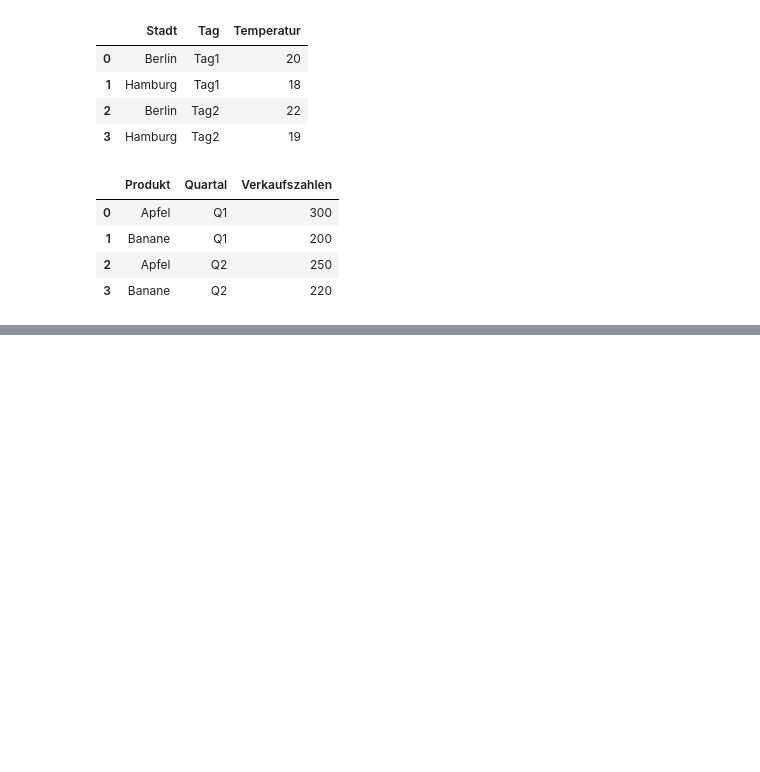
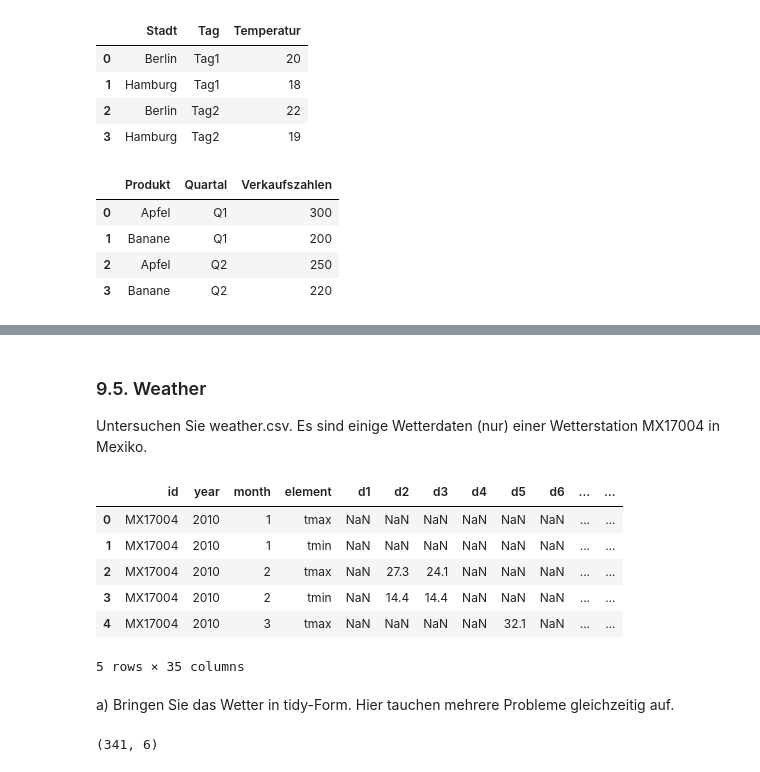
Before and after one commit to OOS-Team/DsKi_DataPreparation, a Jupyter notebook: Aufgabe2_9.ipynb, the cells around one changed output, grey strips where cells are left out. Drawn from its saved outputs; the diff is of its cells as text; code cells hidden in the pictures; blank space fills up the shorter version.

Commit message:
Aufgabe 9.5 und 9.6

```diff
--- a/Aufgabe2_9.ipynb
+++ b/Aufgabe2_9.ipynb
@@ -144,0 +213,47 @@ tidy_df
+# %% [markdown]
+### 9.5. Weather
+Untersuchen Sie weather.csv. Es sind einige Wetterdaten (nur) einer Wetterstation
+MX17004 in Mexiko.
+# %%
+# Load the weather data from the uploaded CSV file
+weather_file_path = "./data/Aufgaben/weather.csv"
+weather_data = pd.read_csv(weather_file_path)
+
+# Display the first few rows to understand its structure
+weather_data.head()
+# %% [output]
+|  | id | year | month | element | d1 | d2 | d3 | d4 | d5 | d6 | ... | ... |
+| 0 | MX17004 | 2010 | 1 | tmax | NaN | NaN | NaN | NaN | NaN | NaN | ... | ... |
+| 1 | MX17004 | 2010 | 1 | tmin | NaN | NaN | NaN | NaN | NaN | NaN | ... | ... |
+| 2 | MX17004 | 2010 | 2 | tmax | NaN | 27.3 | 24.1 | NaN | NaN | NaN | ... | ... |
+| 3 | MX17004 | 2010 | 2 | tmin | NaN | 14.4 | 14.4 | NaN | NaN | NaN | ... | ... |
+| 4 | MX17004 | 2010 | 3 | tmax | NaN | NaN | NaN | NaN | 32.1 | NaN | ... | ... |
+5 rows × 35 columns
+# %% [markdown]
+a) Bringen Sie das Wetter in tidy-Form. Hier tauchen mehrere Probleme gleichzeitig auf.
+# %%
+# Teil a) Erneute Umwandlung der Wetterdaten in Tidy-Form
+
+# Melting the dataframe to long format with all days included
+weather_long = pd.melt(weather_data,
+                       id_vars=['id', 'year', 'month', 'element'],
+                       var_name='day',
+                       value_name='temp')
+
+# Extracting day number and converting to integer
+weather_long['day'] = weather_long['day'].str.extract('(\d+)').astype(int)
+
+# Creating two separate dataframes for tmax and tmin
+weather_tmax = weather_long[weather_long['element'] == 'tmax'].drop('element', axis=1)
+weather_tmin = weather_long[weather_long['element'] == 'tmin'].drop('element', axis=1)
+
+# Merging the tmax and tmin dataframes on 'id', 'year', 'month', and 'day'
+weather_tidy = pd.merge(weather_tmax, weather_tmin, on=['id', 'year', 'month', 'day'], how='outer')
+
+# Sorting the dataframe by date to make it easier to investigate what happens at the end of February
+weather_tidy = weather_tidy.sort_values(by=['year', 'month', 'day'])
+
+# Displaying the first few rows of the tidy dataframe
+weather_tidy.shape
+# %% [output]
+(341, 6)
```
Also changed, not shown: parts of 18 cells of this notebook, 2 other files.
